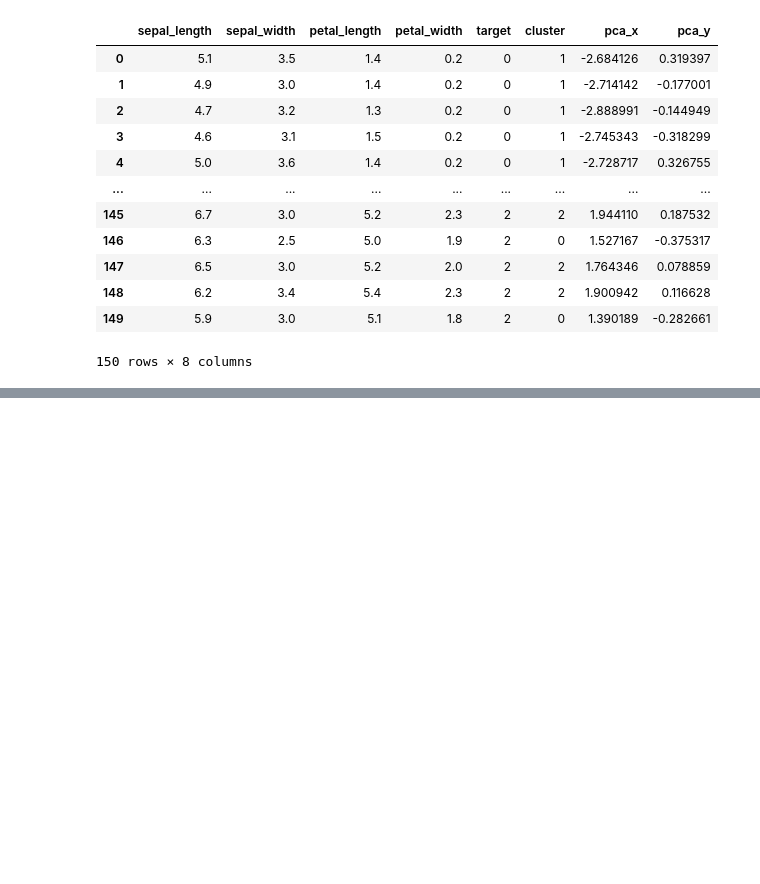
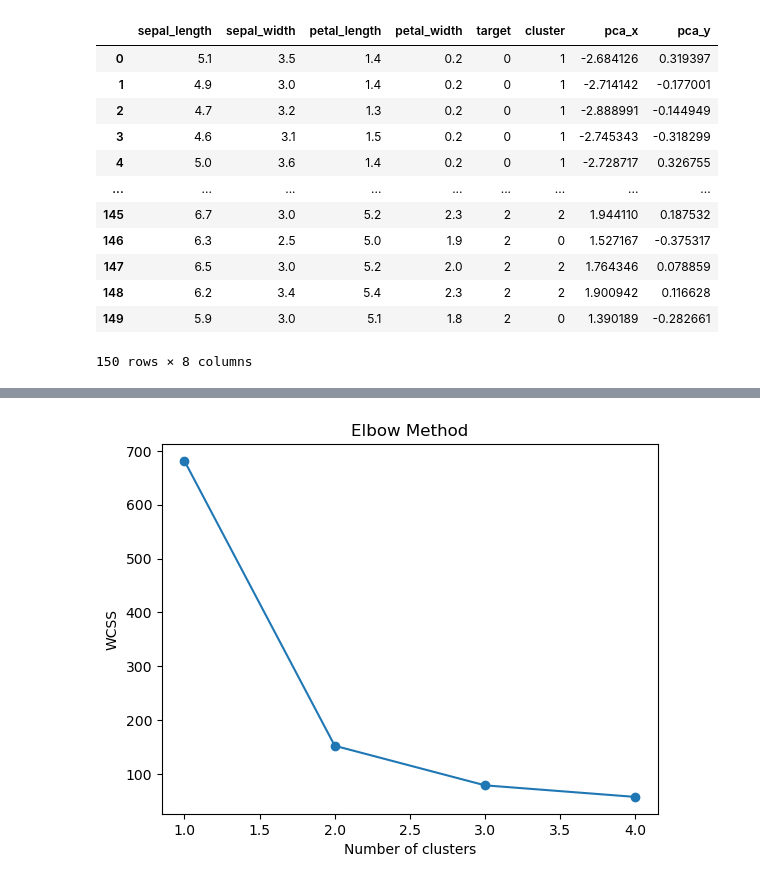
Before and after one commit to YangGuiBee/ML, a Jupyter notebook: TextBook-10/ex10.ipynb, the cells around one changed output, grey strips where cells are left out. Saved outputs shown, nothing was run; the diff lists cells and outputs as text; code cells hidden in the pictures; blank space fills up the shorter version.

```diff
--- a/TextBook-10/ex10.ipynb
+++ b/TextBook-10/ex10.ipynb
@@ -1191,0 +844,27 @@ visualize_kmeans_plot_multi([2,3,4,5],X_features_scaled)
+# %%
+##############################
+# Elbow
+##############################
+import matplotlib.pyplot as plt  # 데이터 시각화를 위한 matplotlib 라이브러리 import
+from sklearn.datasets import load_iris  # iris 데이터셋을 로드하기 위한 모듈 import
+from sklearn.cluster import KMeans  # KMeans 군집화 알고리즘을 사용하기 위한 모듈 import
+
+# 데이터 로드
+iris = load_iris()  # iris 데이터셋 로드
+data = iris.data  # iris 데이터셋에서 입력 데이터(features) 추출
+
+# 엘보 기법을 사용한 최적의 군집 수 찾기
+wcss = []  # 각 군집 수에 대한 WCSS 값을 저장할 리스트 초기화
+for k in range(1, 5):  # 군집 수를 1부터 10까지 변경하며 반복
+    kmeans = KMeans(n_clusters=k, init='k-means++', random_state=42)  # k개의 군집을 가지는 KMeans 모델 생성
+    kmeans.fit(data)  # KMeans 모델을 데이터에 학습시킴
+    wcss.append(kmeans.inertia_)  # 학습된 모델의 관성 값(WCSS)을 리스트에 추가
+
+# 그래프 시각화
+plt.plot(range(1, 5), wcss, marker='o')  # 군집 수에 따른 WCSS 값을 선 그래프로 시각화
+plt.title('Elbow Method')  # 그래프 제목 설정
+plt.xlabel('Number of clusters')  # x축 레이블 설정
+plt.ylabel('WCSS')  # y축 레이블 설정
+plt.show()  # 그래프 출력
+# %% [output]
+[figure, added]
```
Also changed, not shown: parts of 84 cells of this notebook.
